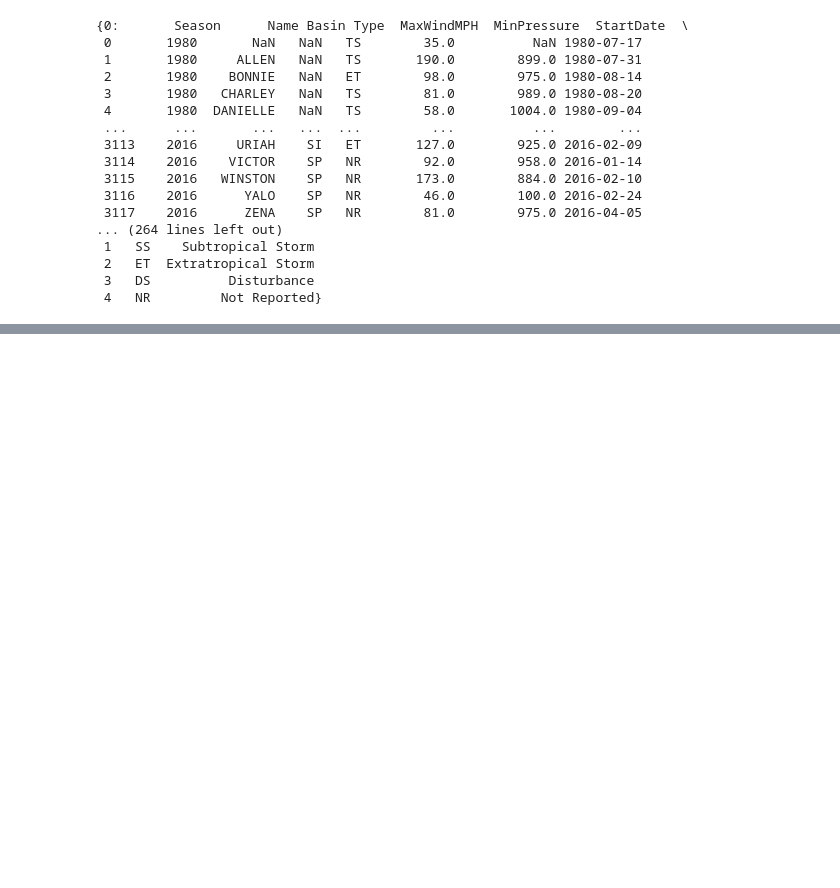
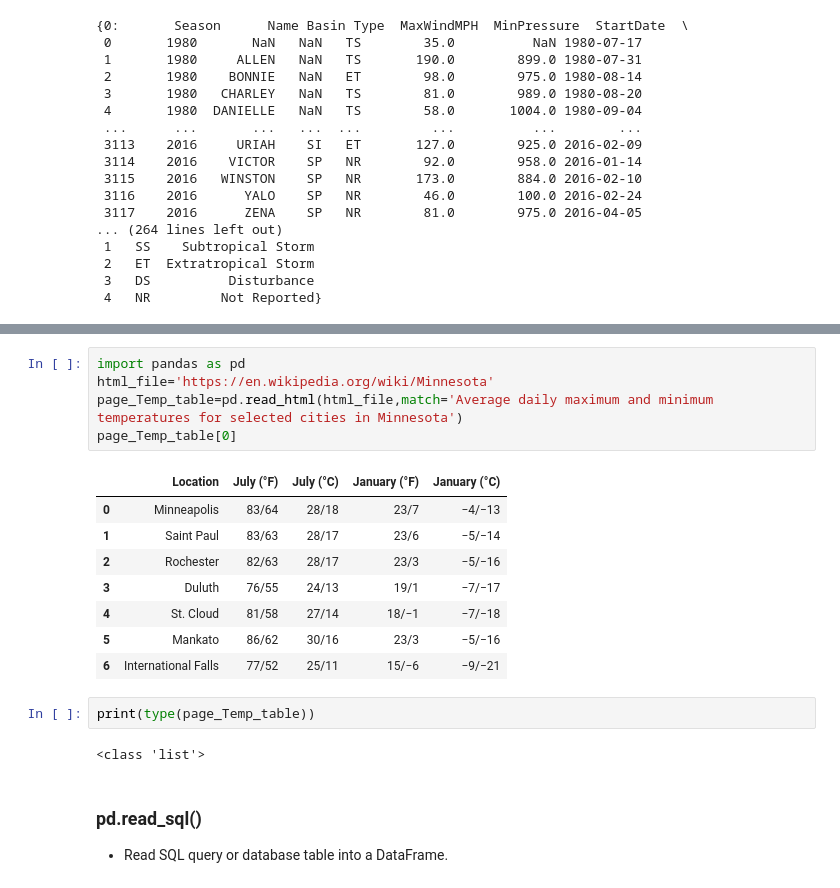
Before and after one commit to Edubridge-karthik/EXL-CHENNAI---8410-and-PUNE-8414-DA--Batch, a Jupyter notebook: EXL-CHENNAI and PUNE- DA/Pandas_lec.ipynb, the cells around one changed output, grey strips where cells are left out. Saved outputs shown, nothing was run; the diff lists cells and outputs as text; blank space fills up the shorter version.

```diff
--- a/EXL-CHENNAI and PUNE- DA/Pandas_lec.ipynb
+++ b/EXL-CHENNAI and PUNE- DA/Pandas_lec.ipynb
@@ -682,0 +811,21 @@ storm_data[6]
+# %%
+import pandas as pd
+html_file='https://en.wikipedia.org/wiki/Minnesota'
+page_Temp_table=pd.read_html(html_file,match='Average daily maximum and minimum temperatures for selected cities in Minnesota')
+page_Temp_table[0]
+# %% [output]
+|  | Location | July (°F) | July (°C) | January (°F) | January (°C) |
+| 0 | Minneapolis | 83/64 | 28/18 | 23/7 | −4/−13 |
+| 1 | Saint Paul | 83/63 | 28/17 | 23/6 | −5/−14 |
+| 2 | Rochester | 82/63 | 28/17 | 23/3 | −5/−16 |
+| 3 | Duluth | 76/55 | 24/13 | 19/1 | −7/−17 |
+| 4 | St. Cloud | 81/58 | 27/14 | 18/−1 | −7/−18 |
+| 5 | Mankato | 86/62 | 30/16 | 23/3 | −5/−16 |
+| 6 | International Falls | 77/52 | 25/11 | 15/−6 | −9/−21 |
+# %%
+print(type(page_Temp_table))
+# %% [output]
+<class 'list'>
+# %% [markdown]
+### pd.read_sql()
+- Read SQL query or database table into a DataFrame.
```
Also changed, not shown: parts of 20 cells of this notebook.
